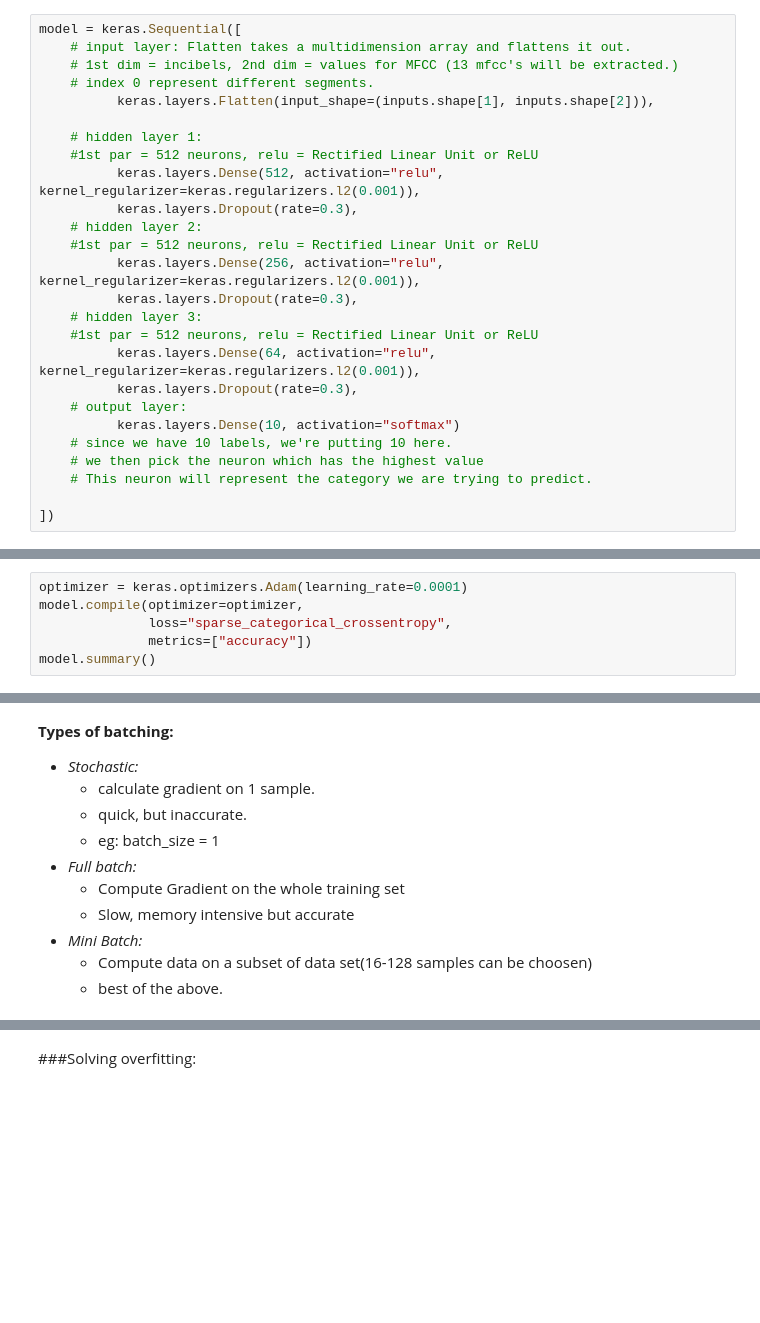
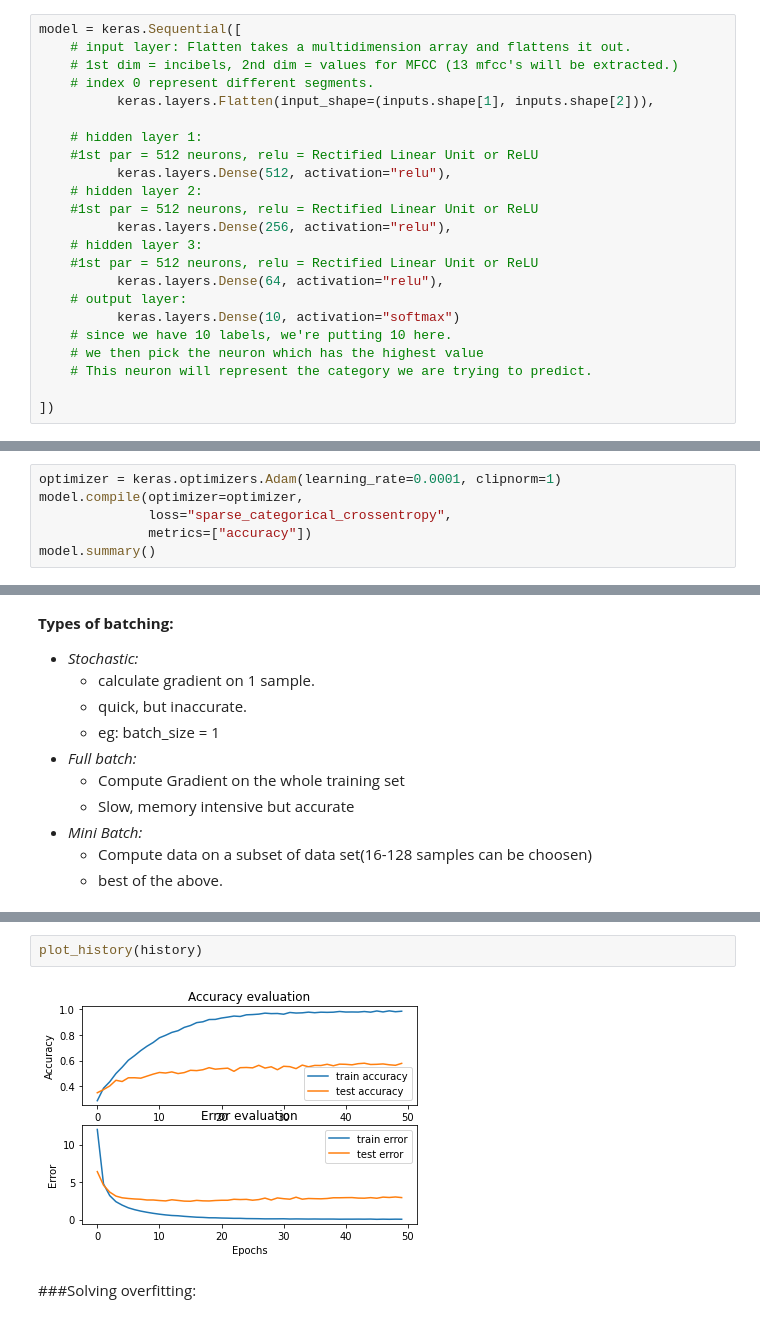
Before and after one commit to ninawekunal/MusicGenreClassification, a Jupyter notebook: Deep_Learning_Audio_Tutorial.ipynb, the cells around one changed output, grey strips where cells are left out. Cells and saved outputs as stored; diff of their text form; blank space fills up the shorter version.

```diff
--- a/Deep_Learning_Audio_Tutorial.ipynb
+++ b/Deep_Learning_Audio_Tutorial.ipynb
@@ -439,16 +474,13 @@ model = keras.Sequential([
 
     # hidden layer 1:
     #1st par = 512 neurons, relu = Rectified Linear Unit or ReLU
-          keras.layers.Dense(512, activation="relu", kernel_regularizer=keras.regularizers.l2(0.001)),
-          keras.layers.Dropout(rate=0.3),
+          keras.layers.Dense(512, activation="relu"),
     # hidden layer 2:
     #1st par = 512 neurons, relu = Rectified Linear Unit or ReLU
-          keras.layers.Dense(256, activation="relu", kernel_regularizer=keras.regularizers.l2(0.001)),
-          keras.layers.Dropout(rate=0.3),
+          keras.layers.Dense(256, activation="relu"),
     # hidden layer 3:
     #1st par = 512 neurons, relu = Rectified Linear Unit or ReLU
-          keras.layers.Dense(64, activation="relu", kernel_regularizer=keras.regularizers.l2(0.001)),
-          keras.layers.Dropout(rate=0.3),
+          keras.layers.Dense(64, activation="relu"),
     # output layer:
           keras.layers.Dense(10, activation="softmax")
     # since we have 10 labels, we're putting 10 here.
@@ -462,7 +494,7 @@ model = keras.Sequential([
 - is very effective while used with deep learning.
 - we are using the "*sparse_categorical_crossentropy*" as our loss function because this is a multiclass classification problem.
 # %%
-optimizer = keras.optimizers.Adam(learning_rate=0.0001)
+optimizer = keras.optimizers.Adam(learning_rate=0.0001, clipnorm=1)
 model.compile(optimizer=optimizer,
               loss="sparse_categorical_crossentropy",
               metrics=["accuracy"])
@@ -525,3 +579,7 @@ Epoch 50/50
+# %%
+plot_history(history)
+# %% [output]
+[figure, added]
 # %% [markdown]
 ###Solving overfitting:
 # %% [markdown]
```
Also changed, not shown: parts of 17 cells of this notebook, 1 other file.
